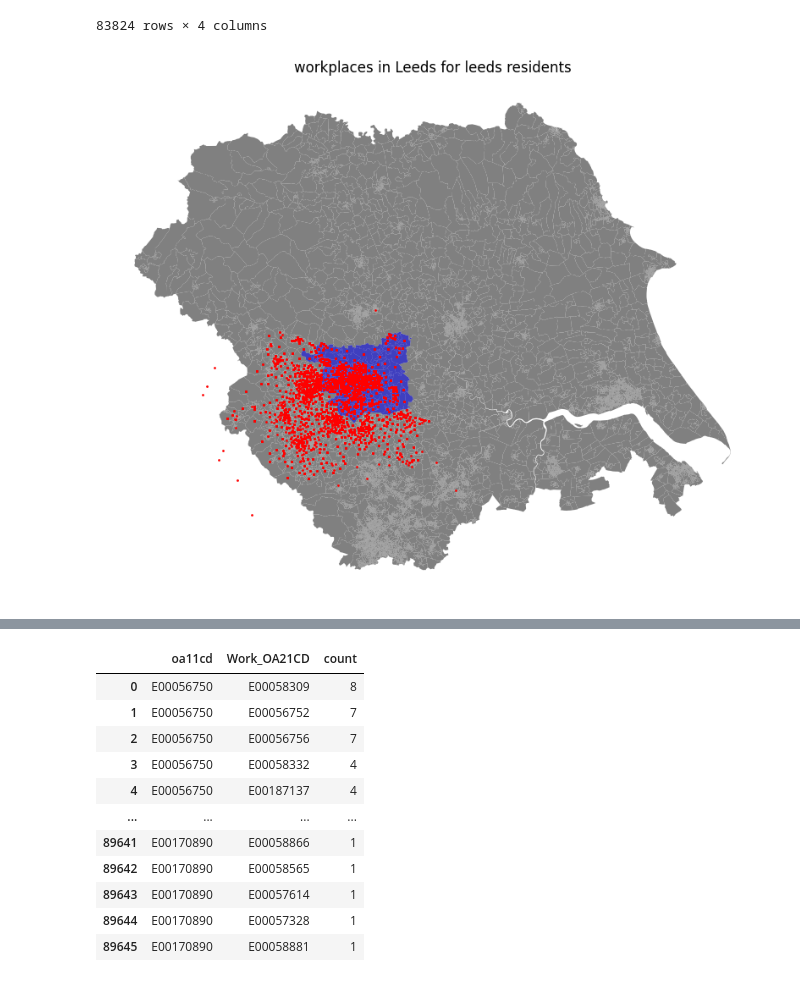
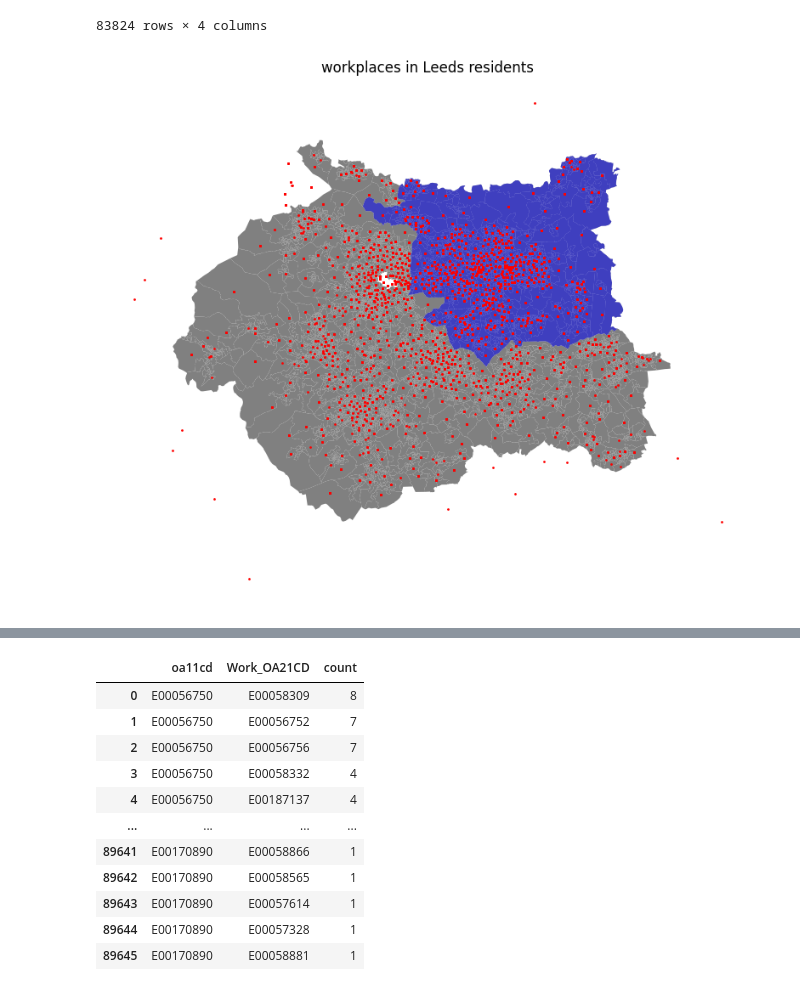
Before and after one commit to Urban-Analytics-Technology-Platform/acbm, a Jupyter notebook: notebooks/Validation_SPC_with Census.ipynb, the cells around one changed output, grey strips where cells are left out. Drawn from its saved outputs; the diff is of its cells as text; code cells hidden in the pictures.

```diff
--- a/notebooks/Validation_SPC_with Census.ipynb
+++ b/notebooks/Validation_SPC_with Census.ipynb
@@ -157,21 +191,23 @@ workplace_list["geometry"] = workplace_list["location"].apply(
 )
 workplace_gdf = gpd.GeoDataFrame(workplace_list, geometry="geometry", crs="EPSG:4326")
 workplace_gdf = workplace_gdf.to_crs("EPSG:27700")
-# %%
-# plot the workplaces in Leeds
-
-fig, ax = plt.subplots(figsize=(10, 8))
-plt.axis("off")
-Yorkshire_and_Humber_boundaries.plot(ax=ax, color="gray")
-Leeds_boundaries.plot(ax=ax, color="blue", alpha=0.5)
-# Yorkshire_and_Humber_boundaries.centroid.plot(ax=ax,color="blue",markersize=1)
-workplace_gdf[workplace_gdf.id.isin(leeds_spc_people_hh.workplace.unique())].plot(
-    ax=ax, color="red", markersize=1
-)
-plt.title("workplaces in Leeds for leeds residents")
-plt.show()
-# %% [output]
-[figure, removed]
+# %%
+# plot the workplaces in Leeds
+# TODO: confirm why some workplaces are outside West Yorkshire MSOAs
+fig, ax = plt.subplots(figsize=(10, 8))
+plt.axis("off")
+Yorkshire_and_Humber_boundaries[
+    Yorkshire_and_Humber_boundaries["MSOA21CD"].isin(list(spc.info_per_msoa.keys()))
+].plot(ax=ax, color="gray")
+Leeds_boundaries.plot(ax=ax, color="blue", alpha=0.5)
+# Yorkshire_and_Humber_boundaries.centroid.plot(ax=ax,color="blue",markersize=1)
+workplace_gdf[workplace_gdf.id.isin(leeds_spc_people_hh.workplace.unique())].plot(
+    ax=ax, color="red", markersize=1
+)
+plt.title("workplaces in Leeds residents")
+plt.show()
+# %% [output]
+[figure, added]
 # %%
 # Add MSOAs code to the workplace list by spatial join
 workplace_gdf = gpd.sjoin(
```
Also changed, not shown: parts of 15 cells of this notebook.
